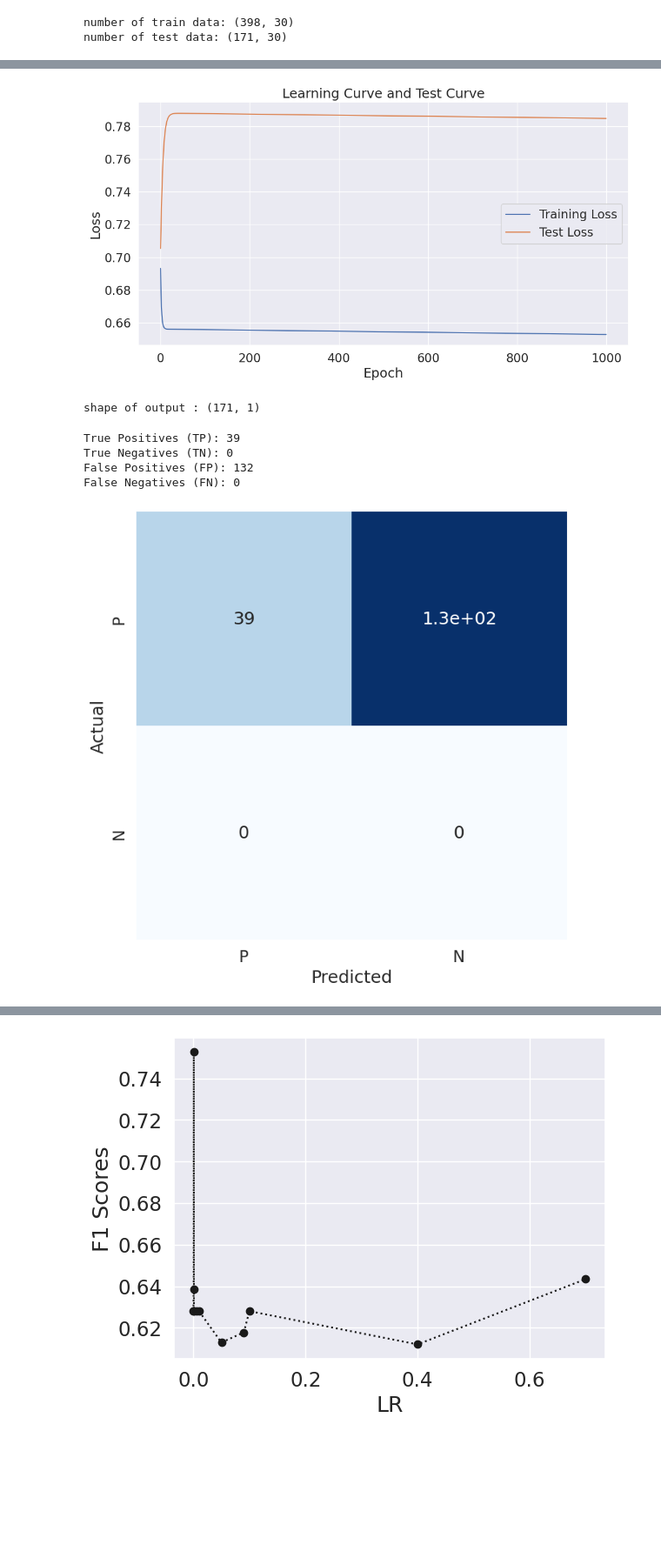
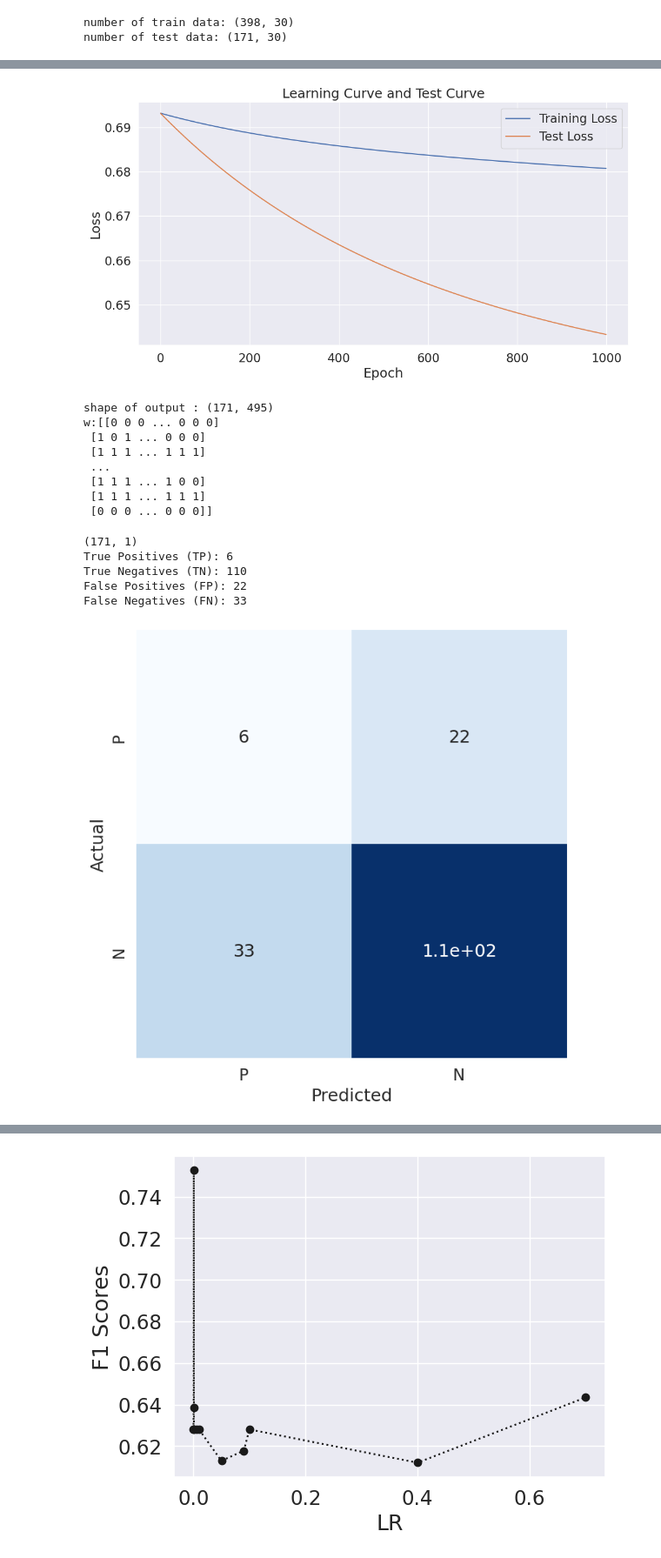
Before and after one commit to NafiseKian/logistic_regression_classification, a Jupyter notebook: project_binary_classification.ipynb, the cells around one changed output, grey strips where cells are left out. Shown at 87% size. Drawn from its saved outputs; the diff is of its cells as text; code cells hidden in the pictures; blank space fills up the shorter version.

```diff
--- a/project_binary_classification.ipynb
+++ b/project_binary_classification.ipynb
@@ -182,8 +176,11 @@ max_epoch = 1000
 err = [] #errors
 training_loss = []
 testing_loss = []
+epsilon = 1e-15  # Small value to avoid log(0)
 w = np.zeros((1,tr_data_in_poly_normalized.shape[1]))
 b = 0
+m = tr_data_in_poly_normalized.shape[0]  # Number of training samples
+print(m);
 print(f"w:{w}")
 print(f"b:{b}")
 
@@ -191,21 +188,19 @@ def sigmoid(z): #sigmoid function
     return 1 / (1 + np.exp(-z))
 
 def loss_function(pred, true):
-    epsilon = 1e-15  # Small value to avoid log(0)
     pred = np.clip(pred, epsilon, 1 - epsilon)  # Clip values to avoid log(0) and log(1)
     return -np.mean(true * np.log(pred) + (1 - true) * np.log(1 - pred))
 
 
-def gradient_descent(X, y, w, b, learning_rate):
-    m = X.shape[0]  # Number of training samples
+def gradient_descent(X, y, w, b, learning_rate,m):
 
     # Calculate predicted probabilities
     z = np.dot(X, w.T) + b
     y_pred = sigmoid(z)
 
     # Compute the gradient of the loss with respect to the weights (w) and bias (b)
-    dw = (np.sum(np.dot(X.T, (y_pred - y))))/398
-    db = (np.sum(y_pred - y))/398
+    dw = (1/m) * np.dot(X.T, (y_pred - y))
+    db = (1/m)*(np.sum(y_pred - y))
 
     # Update the weights and bias
     w = w - learning_rate * dw
@@ -219,7 +214,9 @@ def gradient_descent(X, y, w, b, learning_rate):
 
 for epoch in range(max_epoch):
     #print(f"epoch {epoch}/{max_epoch}")
-    w, b, loss = gradient_descent(tr_data_in_poly_normalized, tr_data_out, w, b, 0.0001)
+
+    w, b, loss = gradient_descent(tr_data_in_poly_normalized, tr_data_out, w, b, 0.0001,m)
+
 
     # Append the loss to the error list for monitoring
     err.append(loss)
@@ -273,18 +269,25 @@ plt.legend()
 plt.grid(True)
 plt.show()
 # %% [output]
-[figure, old version]
+[figure, new version]
 # %%
 #task 5 generate test prediction
-threshold = 0.5
+threshold = 0.43
 z_test = np.dot(test_data_in_poly_normalized, w.T) + b
 y_pred_test = sigmoid(z_test)
 y_pred_binary = (y_pred_test > threshold).astype(int)
 
 print(f"shape of output : {y_pred_test.shape}")
-#print(f"w:{y_pred_binary}")
+print(f"w:{y_pred_binary}")
 # %% [output]
-shape of output : (171, 1)
+shape of output : (171, 495)
+w:[[0 0 0 ... 0 0 0]
+ [1 0 1 ... 0 0 0]
+ [1 1 1 ... 1 1 1]
+ ...
+ [1 1 1 ... 1 0 0]
+ [1 1 1 ... 1 1 1]
+ [0 0 0 ... 0 0 0]]
 # %%
 # helper function to plot confusion matrix
 
@@ -307,39 +310,44 @@ def plot_conf_mat(conf_mat):
 # %%
 #task 6 : fill the confusion matrix
 TP = 0
 TN = 0
 FP = 0
 FN = 0
 totall = len(test_data_out)
+print (test_data_out.shape)
+
+true_labels = test_data_out.flatten()
+pred_labels = y_pred_binary.flatten()
 
 for i in range(len(test_data_out)):
-    true_label = test_data_out[i]
-    pred_label = y_pred_binary[i]
+    true_label = true_labels[i]
+    pred_label = pred_labels[i]
 
     if true_label == 1 and pred_label == 1:
         TP += 1
     elif true_label == 0 and pred_label == 0:
         TN += 1
     elif true_label == 0 and pred_label == 1:
         FP += 1
     elif true_label == 1 and pred_label == 0:
         FN += 1
 
 print("True Positives (TP):", TP)
 print("True Negatives (TN):", TN)
 print("False Positives (FP):", FP)
 print("False Negatives (FN):", FN)
 
 
 conf_mat = [(TP , FP) , (FN , TN)]
 # plot the confusion matrix
 plot_conf_mat(conf_mat)
 # %% [output]
-True Positives (TP): 39
-True Negatives (TN): 0
-False Positives (FP): 132
-False Negatives (FN): 0
+(171, 1)
+True Positives (TP): 6
+True Negatives (TN): 110
+False Positives (FP): 22
+False Negatives (FN): 33
-[figure, old version]
+[figure, new version]
 # %%
 #task 7 calculate Precision , Accuracy and F1 score
 
```
Also changed, not shown: parts of 4 cells of this notebook.
